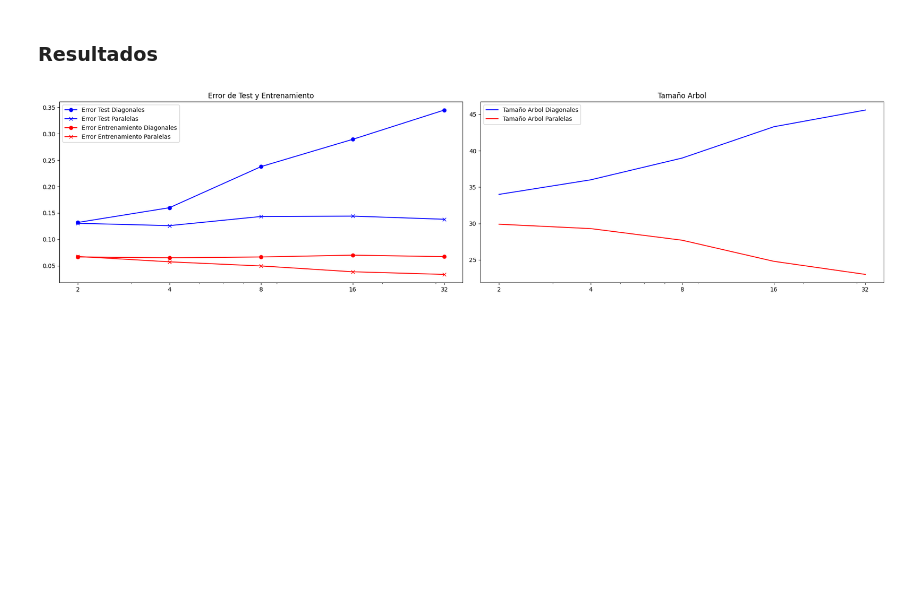
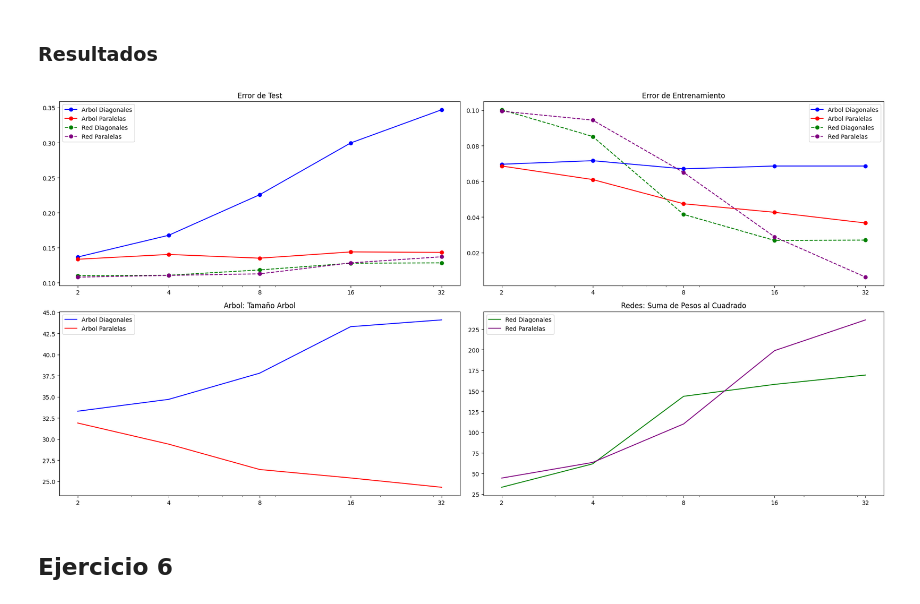
Before and after one commit to Pomarola/IAA, a Jupyter notebook: TP2.ipynb, the cells around one changed output. Cells and saved outputs as stored; diff of their text form; code cells hidden in the pictures; blank space fills up the shorter version.

Commit message:
all graphs

```diff
--- a/TP2.ipynb
+++ b/TP2.ipynb
@@ -323,8 +333,9 @@ testSamples = 10000
 N2 = 6
 learning_rate = 0.025
 momentum = 0.85
+gamma = 0.00001
 epochs = 40
-evals = 2000
+evals = 400
 dataDiagonalesRed = []
 dataParalelasRed = []
 # %% [markdown]
@@ -370,12 +381,12 @@ for dimension in dimensiones:
         treeSize = clf.tree_.node_count
         dataDiagonalesTree.append([dimension, conjunto, errTest, errEntrenamiento, treeSize])
 
-        clasif = MLPClassif(N2, momentum, learning_rate, epochs)
-        X_train, X_val, y_train, y_val = sk.model_selection.train_test_split(X, y, test_size=0.2)
-        best_red, error_train, error_val, error_test = entrenar_red_clasificacion(clasif, evals, X_train, y_train, X_val, y_val, X_test, y_test)
+        clasif = MLPClassifPeso(N2, momentum, learning_rate, epochs, gamma)
+        best_red, _, _, _ = entrenar_red_peso(clasif, evals, X, y, X_test, y_test)
         errTest = error_clasificacion(y_test, best_red.predict(X_test))
         errEntrenamiento = error_clasificacion(y, best_red.predict(X))
-        dataDiagonalesRed.append([dimension, conjunto, errTest, errEntrenamiento])
+        weight_sum = sum(np.sum(np.square(w)) for w in best_red.coefs_)
+        dataDiagonalesRed.append([dimension, conjunto, errTest, errEntrenamiento, weight_sum])
 # %% [markdown]
 ### Paralelas
 # %%
@@ -420,42 +431,71 @@ for dimension in dimensiones:
         treeSize = clf.tree_.node_count
         dataParalelasTree.append([dimension, conjunto, errTest, errEntrenamiento, treeSize])
 
-        clasif = MLPClassif(N2, momentum, learning_rate, epochs)
-        X_train, X_val, y_train, y_val = sk.model_selection.train_test_split(X, y, test_size=0.2)
-        best_red, error_train, error_val, error_test = entrenar_red_clasificacion(clasif, evals, X_train, y_train, X_val, y_val, X_test, y_test)
+        clasif = MLPClassifPeso(N2, momentum, learning_rate, epochs, gamma)
+        best_red, _, _, _ = entrenar_red_peso(clasif, evals, X, y, X_test, y_test)
         errTest = error_clasificacion(y_test, best_red.predict(X_test))
         errEntrenamiento = error_clasificacion(y, best_red.predict(X))
-        dataParalelasRed.append([dimension, conjunto, errTest, errEntrenamiento])
+        weight_sum = sum(np.sum(np.square(w)) for w in best_red.coefs_)
+        dataParalelasRed.append([dimension, conjunto, errTest, errEntrenamiento, weight_sum])
 # %% [markdown]
 ### Resultados
 # %%
 dfDiagonalesTree = pd.DataFrame(dataDiagonalesTree, columns=['dimension', 'conjunto', 'errTest', 'errEntrenamiento', 'treeSize'])
 dfParalelasTree = pd.DataFrame(dataParalelasTree, columns=['dimension', 'conjunto', 'errTest', 'errEntrenamiento', 'treeSize'])
 promsErrTestDiagonalesTree = dfDiagonalesTree.groupby('dimension')['errTest'].mean()
 promsErrTestParalelasTree = dfParalelasTree.groupby('dimension')['errTest'].mean()
 promsErrEntrenamientoDiagonalesTree = dfDiagonalesTree.groupby('dimension')['errEntrenamiento'].mean()
 promsErrEntrenamientoParalelasTree = dfParalelasTree.groupby('dimension')['errEntrenamiento'].mean()
 
+dfDiagonalesRed = pd.DataFrame(dataDiagonalesRed, columns=['dimension', 'conjunto', 'errTest', 'errEntrenamiento', 'weight_sum'])
+dfParalelasRed = pd.DataFrame(dataParalelasRed, columns=['dimension', 'conjunto', 'errTest', 'errEntrenamiento', 'weight_sum'])
+promsErrTestDiagonalesRed = dfDiagonalesRed.groupby('dimension')['errTest'].mean()
+promsErrTestParalelasRed = dfParalelasRed.groupby('dimension')['errTest'].mean()
+promsErrEntrenamientoDiagonalesRed = dfDiagonalesRed.groupby('dimension')['errEntrenamiento'].mean()
+promsErrEntrenamientoParalelasRed = dfParalelasRed.groupby('dimension')['errEntrenamiento'].mean()
 
-fig, axs = plt.subplots(1, 2, figsize=(20, 5))
+treeSizeDiagonal = dfDiagonalesTree.groupby('dimension')['treeSize'].mean()
+treeSizeParalelas = dfParalelasTree.groupby('dimension')['treeSize'].mean()
+redWeightSumDiagonal = dfDiagonalesRed.groupby('dimension')['weight_sum'].mean()
+redWeightSumParalelas = dfParalelasRed.groupby('dimension')['weight_sum'].mean()
 
-axs[0].plot(dimensiones, promsErrTestDiagonalesTree, c='blue', label='Error Test Diagonales', marker='o', linestyle="-")
-axs[0].plot(dimensiones, promsErrTestParalelasTree, c='blue', label='Error Test Paralelas', marker='x', linestyle="-")
-axs[0].plot(dimensiones, promsErrEntrenamientoDiagonalesTree, c='red', label='Error Entrenamiento Diagonales', marker='o', linestyle="-")
-axs[0].plot(dimensiones, promsErrEntrenamientoParalelasTree, c='red', label='Error Entrenamiento Paralelas', marker='x', linestyle="-")
-axs[0].legend()
-axs[0].set_xscale('log')
-axs[0].set_title('Error de Test y Entrenamiento')
-axs[0].set_xticks(dimensiones, labels=[str(dimension) for dimension in dimensiones])
+fig, axs = plt.subplots(2, 2, figsize=(20, 10))
 
-axs[1].plot(dimensiones, treeSizeDiagonal, c='blue', label='Tamaño Arbol Diagonales')
-axs[1].plot(dimensiones, treeSizeParalelas, c='red', label='Tamaño Arbol Paralelas')
-axs[1].legend()
-axs[1].set_xscale('log')
-axs[1].set_title('Tamaño Arbol')
-axs[1].set_xticks(dimensiones, labels=[str(dimension) for dimension in dimensiones])
+axs[0,0].plot(dimensiones, promsErrTestDiagonalesTree, c='blue', label='Arbol Diagonales', marker='o', linestyle="-")
+axs[0,0].plot(dimensiones, promsErrTestParalelasTree, c='red', label='Arbol Paralelas', marker='o', linestyle="-")
+axs[0,0].plot(dimensiones, promsErrTestDiagonalesRed, c='green', label='Red Diagonales', marker='o', linestyle="--")
+axs[0,0].plot(dimensiones, promsErrTestParalelasRed, c='purple', label='Red Paralelas', marker='o', linestyle="--")
+axs[0,0].legend()
+axs[0,0].set_xscale('log')
+axs[0,0].set_title('Error de Test')
+axs[0,0].set_xticks(dimensiones, labels=[str(dimension) for dimension in dimensiones])
+
+axs[0,1].plot(dimensiones, promsErrEntrenamientoDiagonalesTree, c='blue', label='Arbol Diagonales', marker='o', linestyle="-")
+axs[0,1].plot(dimensiones, promsErrEntrenamientoParalelasTree, c='red', label='Arbol Paralelas', marker='o', linestyle="-")
+axs[0,1].plot(dimensiones, promsErrEntrenamientoDiagonalesRed, c='green', label='Red Diagonales', marker='o', linestyle="--")
+axs[0,1].plot(dimensiones, promsErrEntrenamientoParalelasRed, c='purple', label='Red Paralelas', marker='o', linestyle="--")
+axs[0,1].legend()
+axs[0,1].set_xscale('log')
+axs[0,1].set_title('Error de Entrenamiento')
+axs[0,1].set_xticks(dimensiones, labels=[str(dimension) for dimension in dimensiones])
+
+axs[1,0].plot(dimensiones, treeSizeDiagonal, c='blue', label='Arbol Diagonales')
+axs[1,0].plot(dimensiones, treeSizeParalelas, c='red', label='Arbol Paralelas')
+axs[1,0].legend()
+axs[1,0].set_xscale('log')
+axs[1,0].set_title('Arbol: Tamaño Arbol')
+axs[1,0].set_xticks(dimensiones, labels=[str(dimension) for dimension in dimensiones])
+
+axs[1,1].plot(dimensiones, redWeightSumDiagonal, c='green', label='Red Diagonales')
+axs[1,1].plot(dimensiones, redWeightSumParalelas, c='purple', label='Red Paralelas')
+axs[1,1].legend()
+axs[1,1].set_xscale('log')
+axs[1,1].set_title('Redes: Suma de Pesos al Cuadrado')
+axs[1,1].set_xticks(dimensiones, labels=[str(dimension) for dimension in dimensiones])
 
 plt.tight_layout()
 plt.show()
 # %% [output]
-[figure, old version]
+[figure, new version]
+# %% [markdown]
+## Ejercicio 6
```
Also changed, not shown: parts of 19 cells of this notebook.
